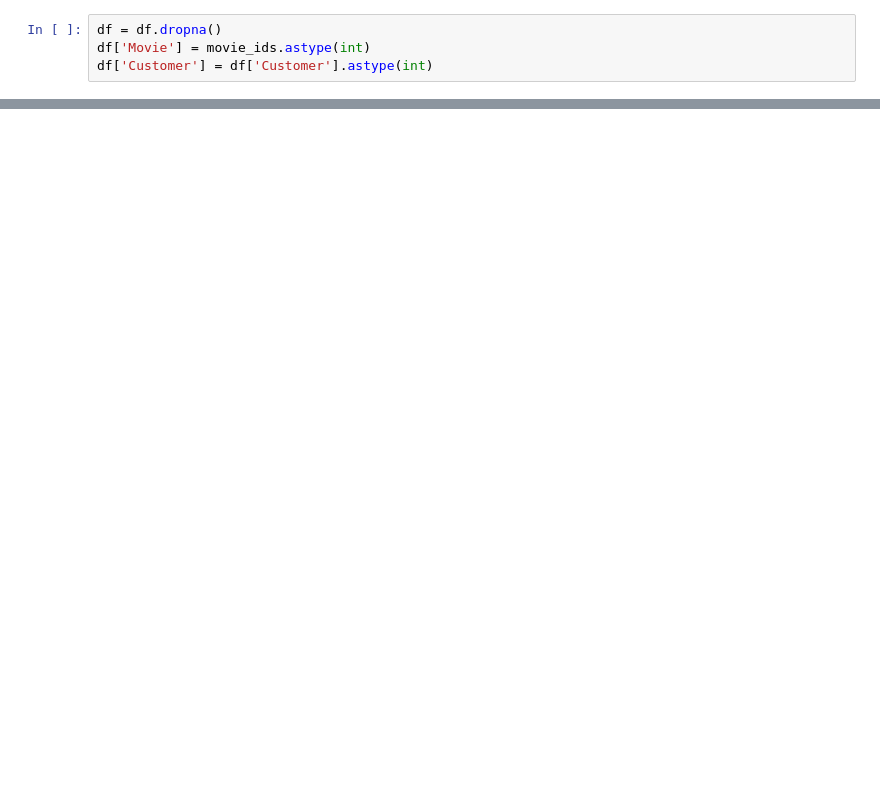
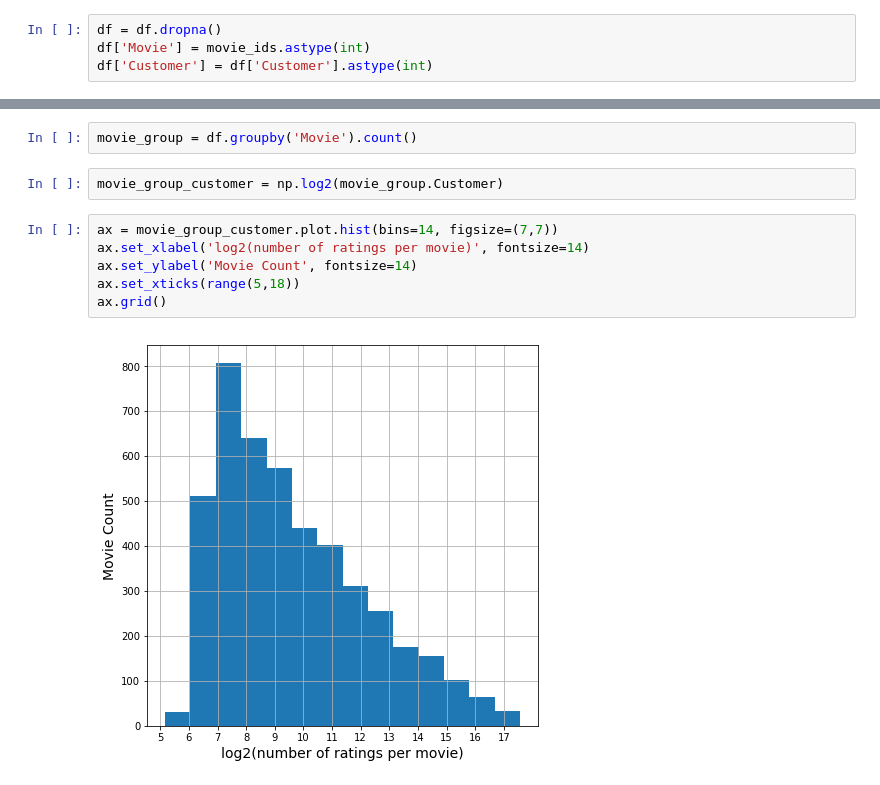
Before and after one commit to caitaozhan/CSE591-Homework, a Jupyter notebook: src/Netfilx.ipynb, the cells around one changed output, grey strips where cells are left out. Drawn from its saved outputs; the diff is of its cells as text; blank space fills up the shorter version.

```diff
--- a/src/Netfilx.ipynb
+++ b/src/Netfilx.ipynb
@@ -155,0 +159,12 @@ df.iloc[::5000000, :]
+# %%
+movie_group = df.groupby('Movie').count()
+# %%
+movie_group_customer = np.log2(movie_group.Customer)
+# %%
+ax = movie_group_customer.plot.hist(bins=14, figsize=(7,7))
+ax.set_xlabel('log2(number of ratings per movie)', fontsize=14)
+ax.set_ylabel('Movie Count', fontsize=14)
+ax.set_xticks(range(5,18))
+ax.grid()
+# %% [output]
+[figure, added]
```
Also changed, not shown: parts of 17 cells of this notebook.
